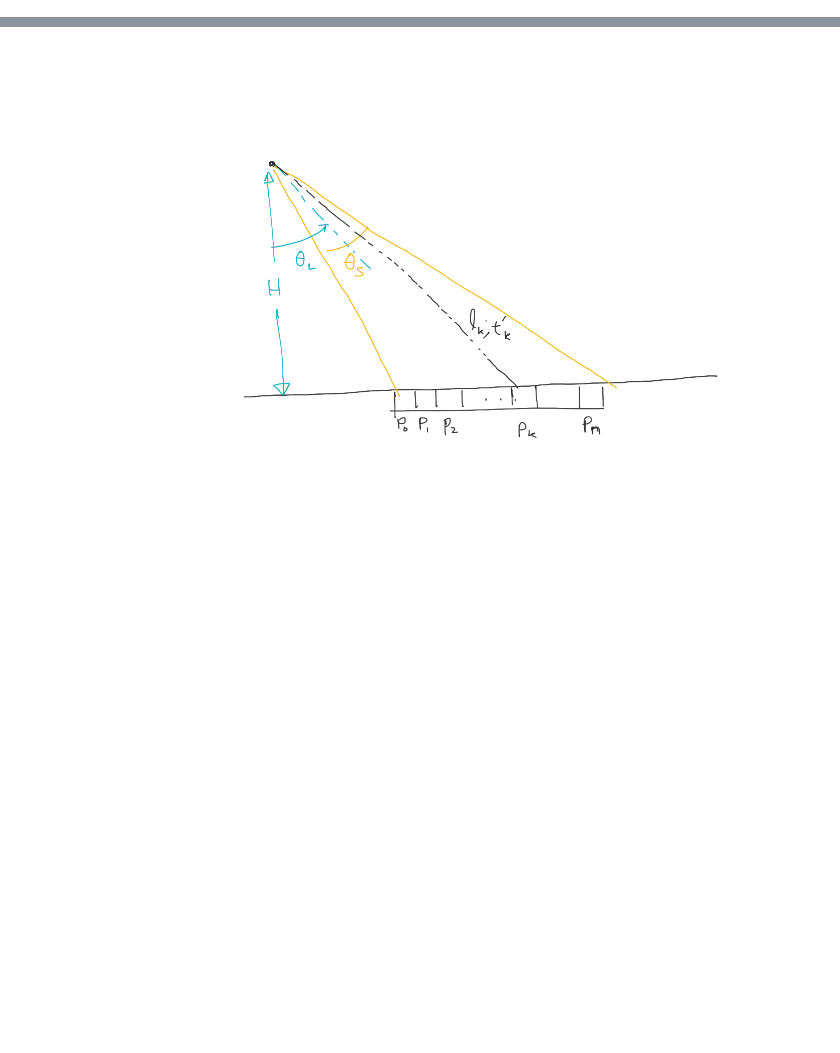
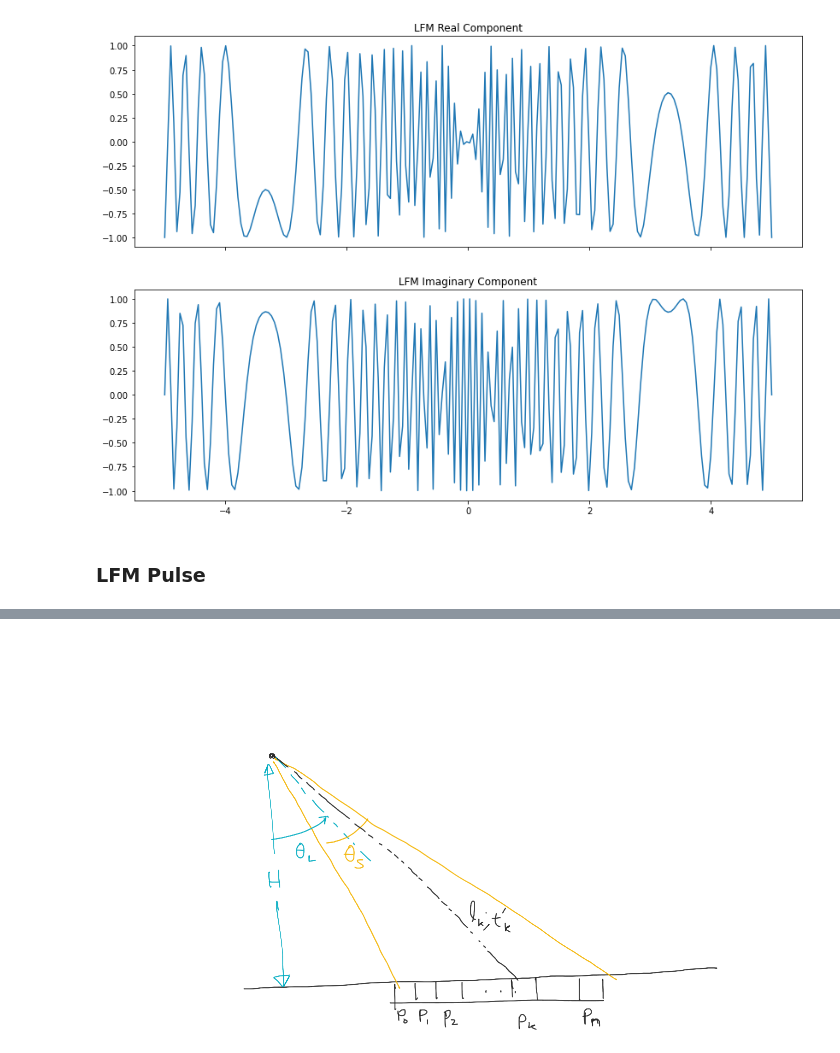
Before and after one commit to psukphranee/Python, a Jupyter notebook: SAR_scratch.ipynb, the cells around one changed output, grey strips where cells are left out. Drawn from its saved outputs; the diff is of its cells as text; code cells hidden in the pictures; blank space fills up the shorter version.

```diff
--- a/SAR_scratch.ipynb
+++ b/SAR_scratch.ipynb
@@ -7,0 +69,24 @@ import os
+# %%
+#LFM
+
+#chirp rate
+k = 3
+#carrier frequency
+f_c = 10
+#time intervals to be plotted along abscissa
+t = np.linspace(-5, 5, 200)
+#argument to be passed to exponenetial
+exp_arg = 2j*np.pi*(f_c*t + .5*k*(t**2))
+LFM = np.exp(exp_arg);
+
+fig, ax = plt.subplots(2,1, figsize=(14,10), sharex=True)
+ax[0].plot(t, np.real(LFM))
+ax[1].plot(t, np.imag(LFM))
+
+ax[0].set_title("LFM Real Component")
+ax[1].set_title("LFM Imaginary Component")
+plt.show()
+# %% [output]
+[figure, added]
+# %% [markdown]
+### LFM Pulse
```
Also changed, not shown: parts of 19 cells of this notebook.
